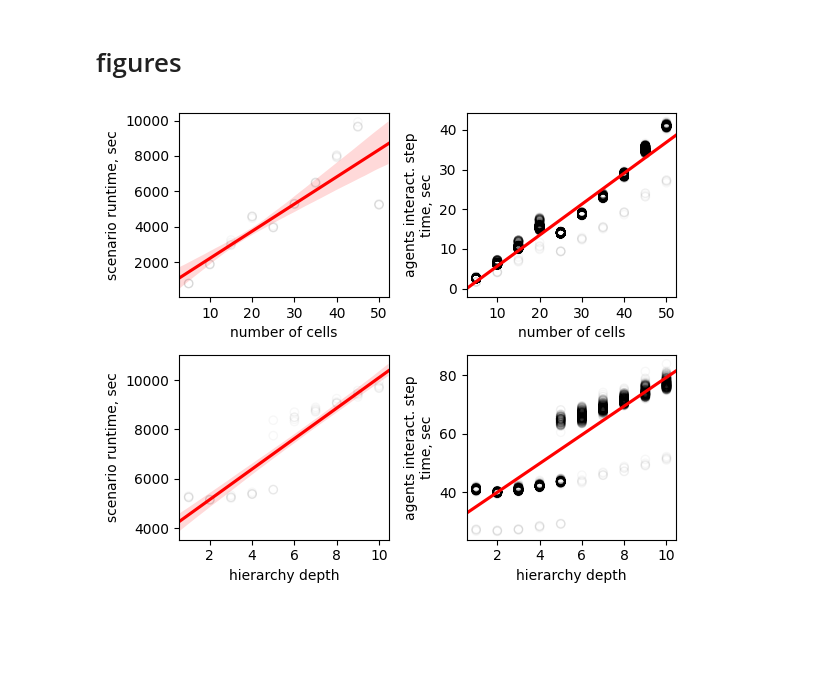
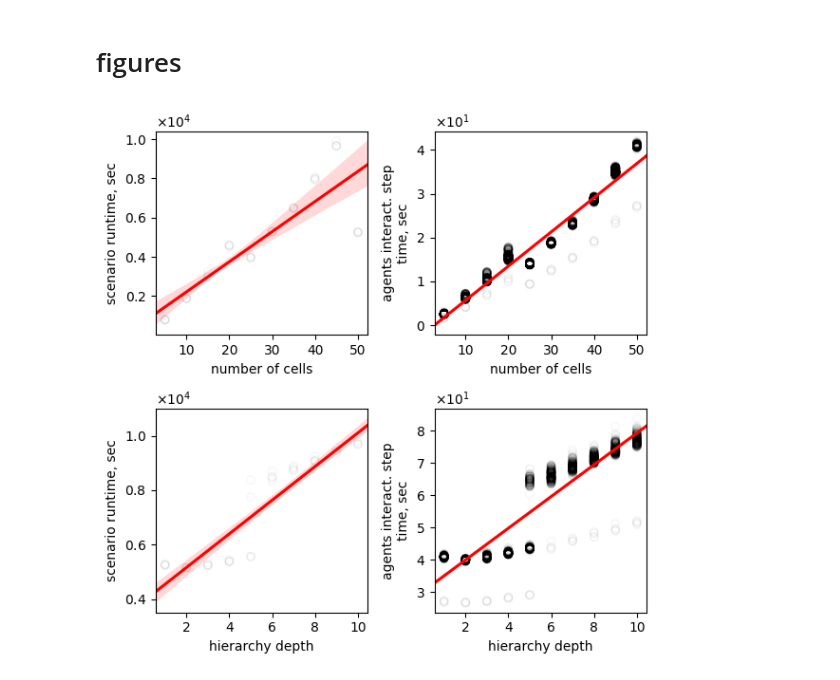
Before and after one commit to Ellariel/mango_hybit, a Jupyter notebook: scalability/results/scalability_analysis.ipynb, the cells around one changed output. Drawn from its saved outputs; the diff is of its cells as text; code cells hidden in the pictures; blank space fills up the shorter version.

```diff
--- a/scalability/results/scalability_analysis.ipynb
+++ b/scalability/results/scalability_analysis.ipynb
@@ -8,8 +8,15 @@ import os
 import pandas as pd
 import seaborn as sns
 import matplotlib.pyplot as plt
+from matplotlib.ticker import StrMethodFormatter
+from matplotlib.ticker import ScalarFormatter
 import warnings
 warnings.filterwarnings("ignore")
+sfmt = StrMethodFormatter('{x:,.2f}')
+xfmt = ScalarFormatter(useMathText=True)
+xfmt.set_powerlimits((0,0))
+xfmt1 = ScalarFormatter(useMathText=True)
+xfmt1.set_powerlimits((0,0))
 # %%
 !git clone https://github.com/Ellariel/mango_hybit.git
 # %% [output]
@@ -40,30 +47,34 @@ simulation_time = pd.read_csv(os.path.join(results_dir, 'simulation_time.csv'))
 # %%
 depth = 1
 cells_count = 50
 labels = {'sim':{'cells_count' : 'number of cells',
                  'hierarchy_depth' : 'hierarchy depth',
                  'sim_time' : 'scenario runtime, sec',
 },
           'sca':{'cells_count' : 'number of cells',
                  'hierarchy_depth' : 'hierarchy depth',
                  'agents_time' : 'agents interact. step\ntime, sec',
 }}
 sim_time = simulation_time[simulation_time['hierarchy_depth'] == depth]
 sc_time = scalability_time[scalability_time['hierarchy_depth'] == depth]
-fig = plt.figure(figsize=(6, 5))
+fig = plt.figure(figsize=(6, 6))
 ax = fig.add_subplot(221)
+ax.yaxis.set_major_formatter(xfmt1)
 ax = _regplot(ax, "cells_count", "sim_time", sim_time, labels['sim'])
 ax = fig.add_subplot(222)
+ax.yaxis.set_major_formatter(xfmt)
 ax = _regplot(ax, "cells_count", "agents_time", sc_time, labels['sca'])
 
 sim_time = simulation_time[simulation_time['cells_count'] == cells_count]
 sc_time = scalability_time[scalability_time['cells_count'] == cells_count]
 ax = fig.add_subplot(223)
+ax.yaxis.set_major_formatter(xfmt1)
 ax = _regplot(ax, "hierarchy_depth", "sim_time", sim_time, labels['sim'])
 ax = fig.add_subplot(224)
+ax.yaxis.set_major_formatter(xfmt)
 ax = _regplot(ax, "hierarchy_depth", "agents_time", sc_time, labels['sca'])
 
 plt.tight_layout()
 plt.show()
 # %% [output]
-[figure, old version]
+[figure, new version]
```
Also changed, not shown: parts of 2 cells of this notebook.
